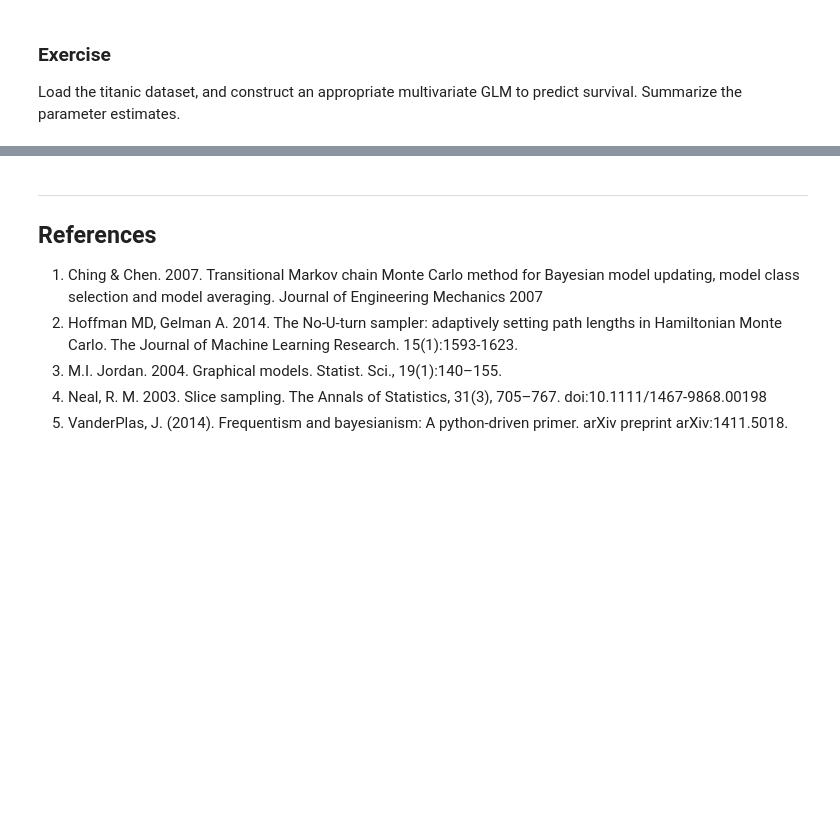
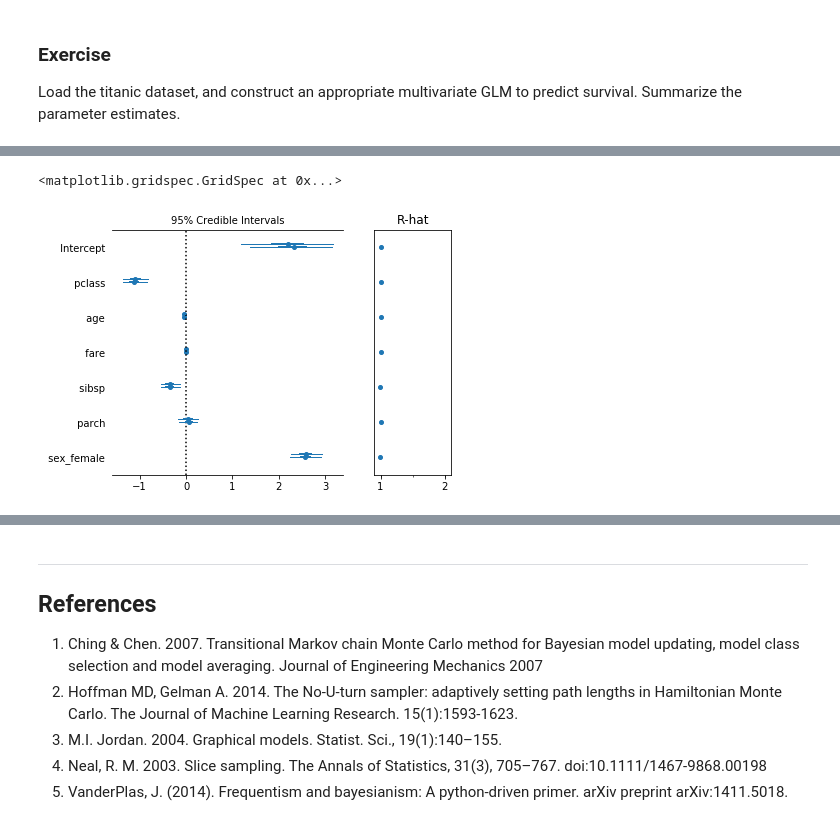
Before and after one commit to alvinjeffery/Bios8366, a Jupyter notebook: notebooks/Section4_5-Model-Building-with-PyMC3.ipynb, the cells around one changed output, grey strips where cells are left out. Drawn from its saved outputs; the diff is of its cells as text; code cells hidden in the pictures; blank space fills up the shorter version.

````diff
--- a/notebooks/Section4_5-Model-Building-with-PyMC3.ipynb
+++ b/notebooks/Section4_5-Model-Building-with-PyMC3.ipynb
@@ -772,0 +839,5 @@ titanic.head()
+# %%
+data = titanic.reset_index()
+data = pd.get_dummies(data, columns=['sex'])
+data = data[['survived', 'pclass', 'age', 'fare', 'sibsp', 'parch', 'sex_female']]
+data.head()
@@ -772,0 +862,12 @@ titanic.head()
+# %%
+# Write your answer here
+from pymc3.glm import GLM
+from pymc3 import sample
+
+np.random.seed(1)
+
+with pm.Model() as model:
+    GLM.from_formula('survived ~ pclass + age + fare + sibsp + parch + sex_female',
+                     # could also do ```C(sex)``` within patsy's use of categorical
+                     data, family=Binomial())
+    trace = sample()
@@ -772,0 +890,5 @@ titanic.head()
+# %%
+pm.forestplot(trace)
+# %% [output]
+<matplotlib.gridspec.GridSpec at 0x...>
+[figure, added]
````
Also changed, not shown: parts of 19 cells of this notebook.
